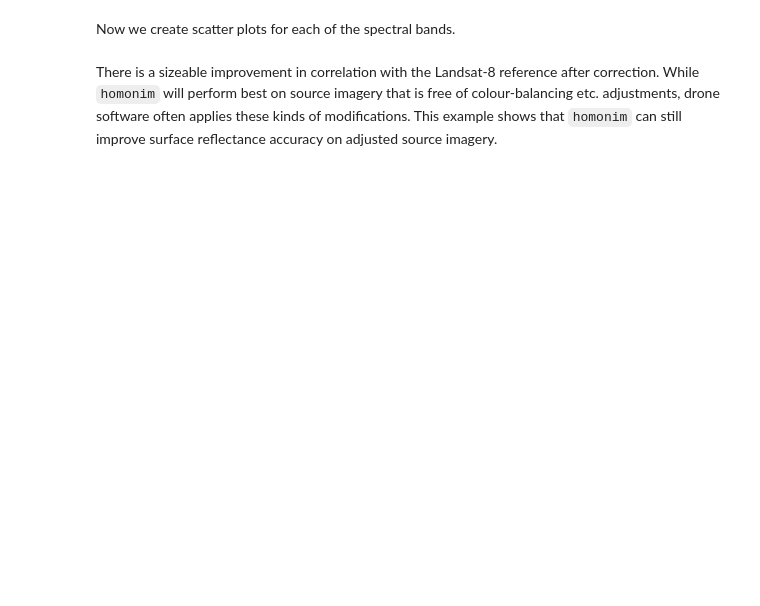
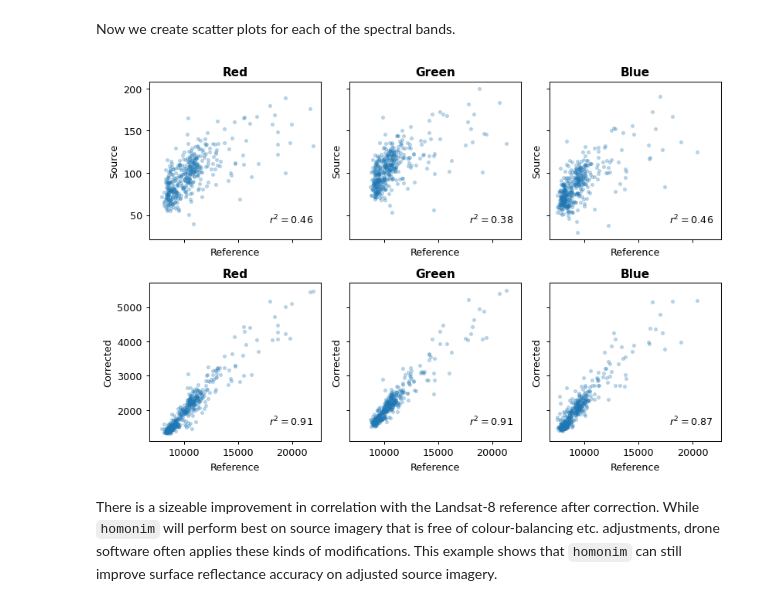
Before and after one commit to leftfield-geospatial/homonim, a Jupyter notebook: docs/tutorials/drone_correction.ipynb, the cells around one changed output. Drawn from its saved outputs; the diff is of its cells as text; code cells hidden in the pictures; blank space fills up the shorter version.

```diff
--- a/docs/tutorials/drone_correction.ipynb
+++ b/docs/tutorials/drone_correction.ipynb
@@ -223,7 +292,7 @@ for im_path, im_label in zip(
 Now we create scatter plots for each of the spectral bands.
 # %%
 fig, axes = pyplot.subplots(
-    2, 3, sharex='all', sharey='row', tight_layout=True, figsize=(9, 6), dpi=100
+    2, 3, sharex='all', sharey='row', tight_layout=True, figsize=(9, 6), dpi=92
 )
 
 # loop over the source and corrected image files and corresponding axes etc
@@ -235,33 +304,38 @@ for im_i, im_path, im_label in zip(
     with RasterCompare(im_path, cmp_ref_path) as compare:
         # produce per-band scatter plots of source/corrected - reference
         # surface reflectance
         # (note that in RasterCompare.block_pairs a 'block' takes the size of a
         # band by default)
         for band_i, block_pair, band_label in zip(
             range(3),
             compare.block_pairs(),
             ['Red', 'Green', 'Blue']
         ):
             # read source/corrected - reference band pair, and reproject the
             # source/corrected band to the reference CRS and pixel grid
             src_ra, ref_ra = compare.read(block_pair)
             src_ra = src_ra.reproject(
                 **ref_ra.proj_profile, resampling='average'
             )
 
             # vectors of valid pixels in the source/corrected and reference bands
             mask = src_ra.mask & ref_ra.mask  # mask of valid pixels
             src_v, ref_v = src_ra.array[mask], ref_ra.array[mask]
             r2 = np.corrcoef(src_v, ref_v)[0, 1] ** 2
 
             # create scatter plot
             ax = axes[im_i, band_i]
             ax.plot(ref_v, src_v, '.', alpha=0.25)
             ax.set_xlabel('Reference')
             ax.set_ylabel(im_label)
             ax.set_title(band_label, fontweight='bold')
             ax.text(.7, .1, f'$r^2={r2:.2f}$', transform=ax.transAxes)
 
-fig.savefig('../case_studies/drone-eval.webp', dpi=100)
+# fig.savefig(
+#     '../case_studies/drone_mosaic-eval.png', facecolor='white',
+#     transparent=False, dpi=92,
+# )
+# %% [output]
+[figure, added]
 # %% [markdown]
 There is a sizeable improvement in correlation with the Landsat-8 reference after correction.  While `homonim` will perform best on source imagery that is free of colour-balancing etc. adjustments, drone software often applies these kinds of modifications. This example shows that `homonim` can still improve surface reflectance accuracy on adjusted source imagery.
```
Also changed, not shown: parts of 7 cells of this notebook, 2 other files.
